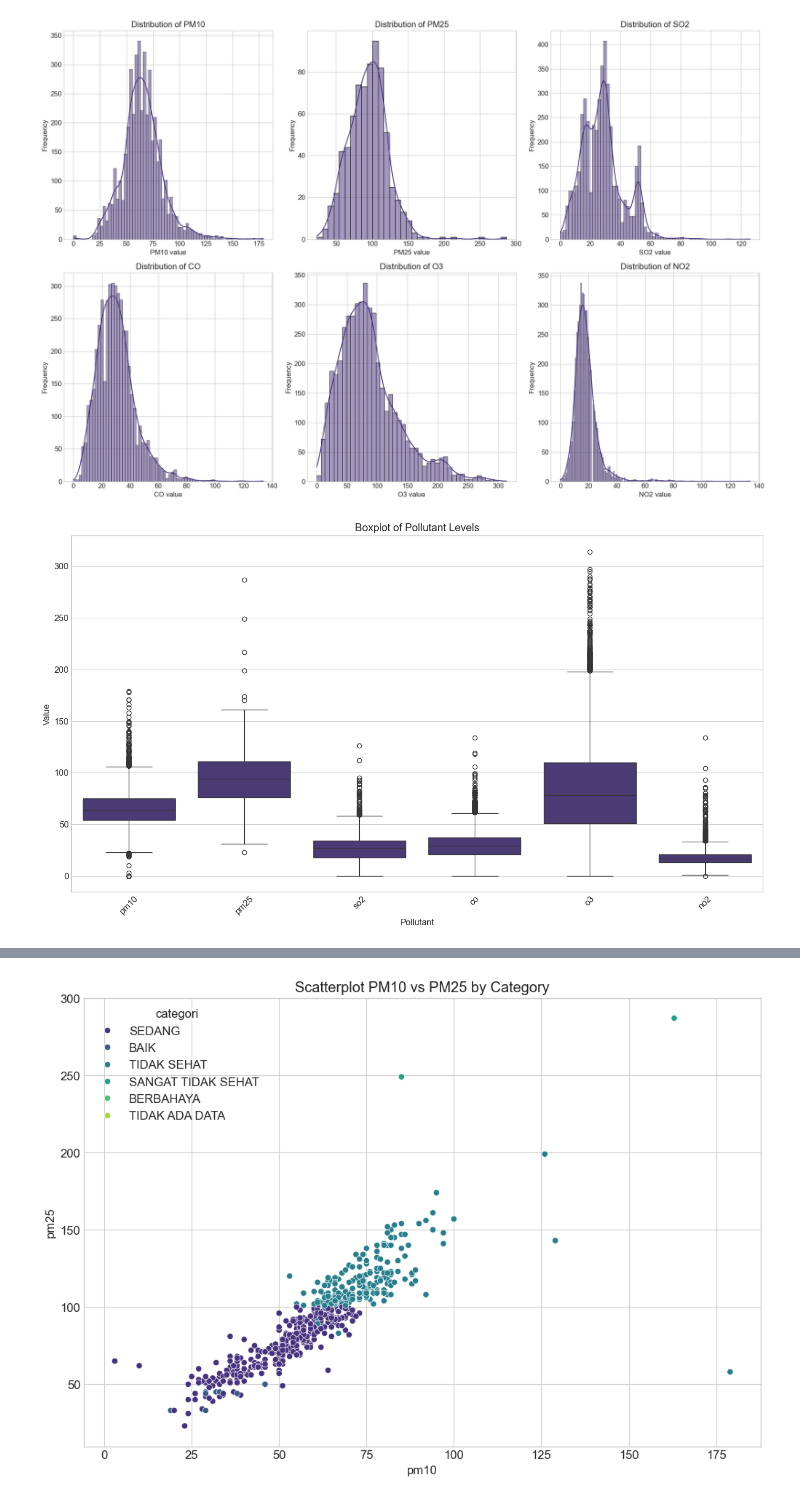
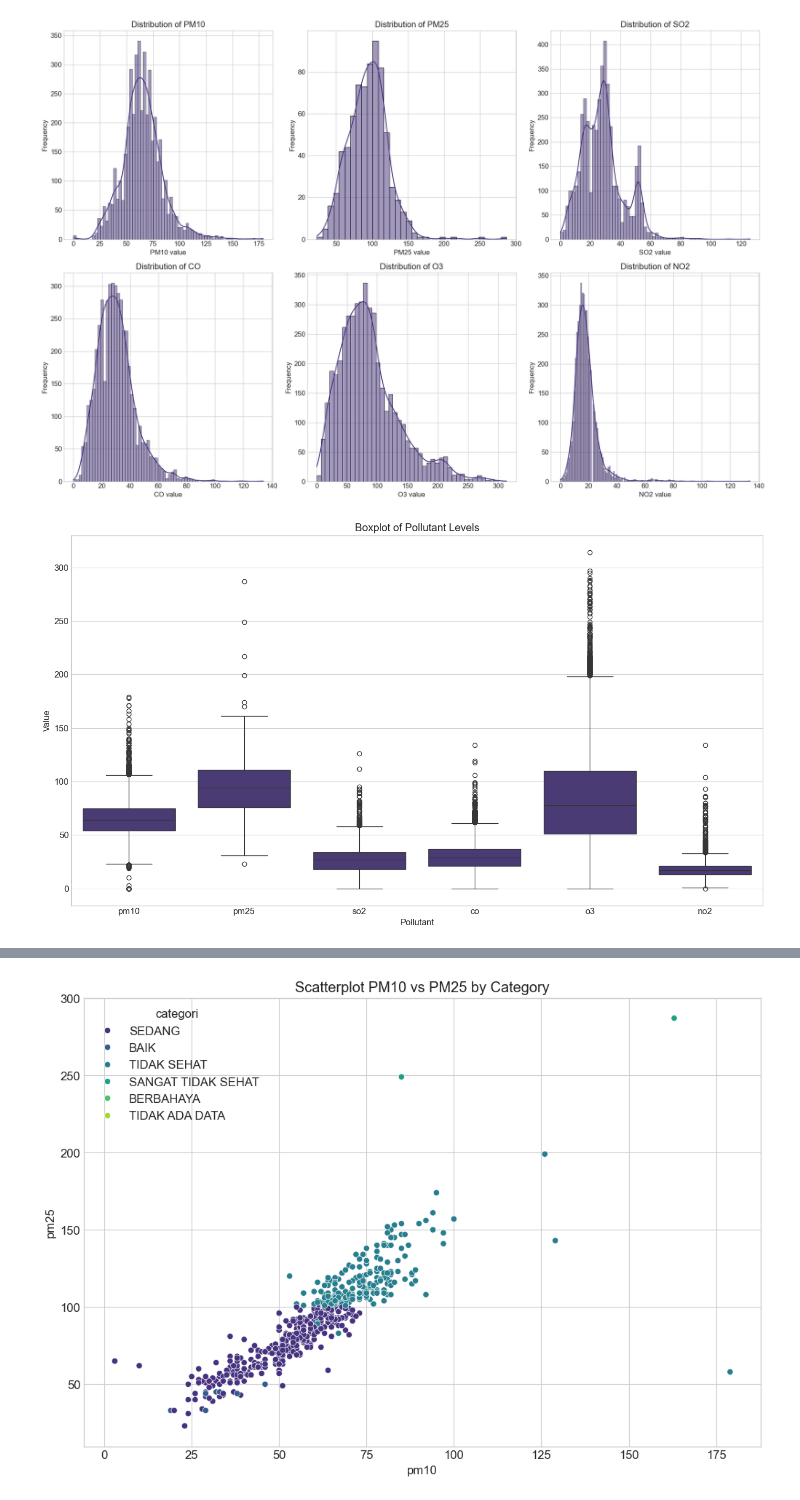
Before and after one commit to NandoG1/Model-Air-Quality-Index-in-Jakarta, a Jupyter notebook: model.ipynb, the cells around one changed output, grey strips where cells are left out. Cells and saved outputs as stored; diff of their text form; code cells hidden in the pictures.

```diff
--- a/model.ipynb
+++ b/model.ipynb
@@ -118,10 +128,9 @@ plt.show()
 # %%
 plt.figure(figsize=(14, 8))
 melted_df = pd.melt(df[pollutants], var_name='Pollutant', value_name='Value')
 sns.boxplot(x='Pollutant', y='Value', data=melted_df)
 plt.title('Boxplot of Pollutant Levels')
-plt.xticks(rotation=45)
 plt.tight_layout()
 plt.show()
 # %% [output]
-[figure, old version]
+[figure, new version]
```
Also changed, not shown: parts of 55 cells of this notebook, 2 other files.
